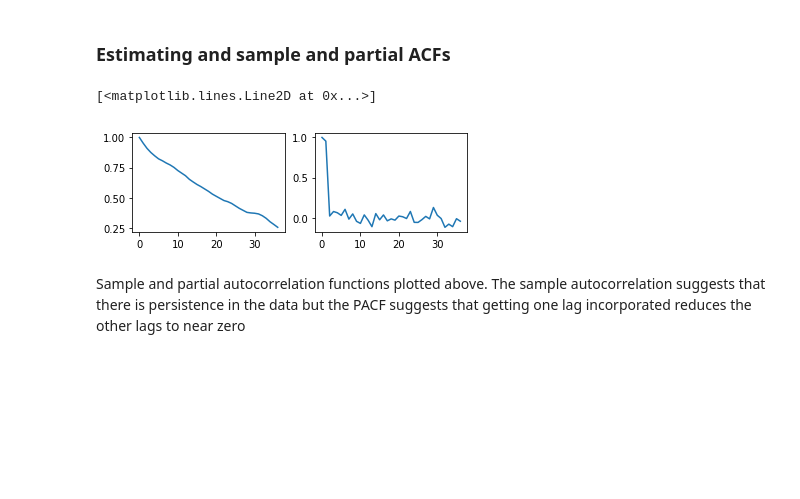
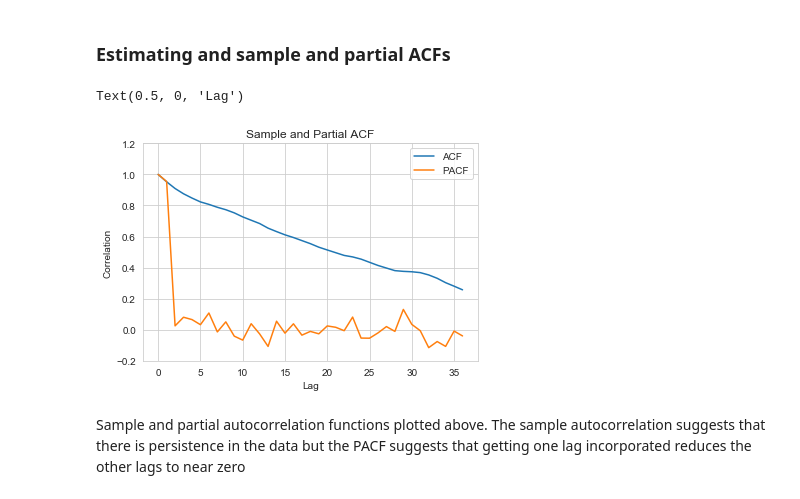
Before and after one commit to nt-ds/ckt-time-series-analysis, a Jupyter notebook: TSM_Proj.ipynb, the cells around one changed output. Saved outputs shown, nothing was run; the diff lists cells and outputs as text; code cells hidden in the pictures; blank space fills up the shorter version.

```diff
--- a/TSM_Proj.ipynb
+++ b/TSM_Proj.ipynb
@@ -147,17 +147,24 @@ class STATS():
         def_args['dates'] = kwargs.get('dates',None)
         def_args['freq'] = kwargs.get('freq',None)
         def_args['missing'] = kwargs.get('missing',None)
-        armodel= tsa.ar_model.AR(data,**def_args)
+        models = {}
+        armodel_fs = tsa.ar_model.AR(data,**def_args)
+        models['fs'] = armodel_fs
+        if holdout is not None:
+            models['is'] = tsa.ar_model.AR(data[:-holdout],**def_args)
 
-        return armodel
+        return models
 
     @staticmethod
-    def ARMA_model(data,maxp=3,maxq=3,*args,**kwargs):
+    def ARMA_model(data,holdout=None,maxp=3,maxq=3,*args,**kwargs):
         plags=range(maxp+1)
         qlags=range(maxq+1)
         p_q = [(x,y) for x in plags for y in qlags]
-        all_models = {'arma({0},{1})'.format(x[0],x[1]):tsa.arima_model.ARMA(data,x,) for x in p_q}
-        return all_models
+        model={}
+        models['fs'] = {'arma({0},{1})'.format(x[0],x[1]):tsa.arima_model.ARMA(data,x,) for x in p_q}
+        if holdout is not None:
+            models['is'] = {'arma({0},{1})'.format(x[0],x[1]):tsa.arima_model.ARMA(data[-holdout:],x,) for x in p_q}
+        return models
 
     @staticmethod
     def ARIMA_model(data,maxp=3,maxq=3,maxd=1,*args,**kwargs):
@@ -206,0 +211,9 @@ data_df = pd.DataFrame({'raw':data_cons,'dem': ddata_cons})
+# %%
+# plotting the data
+fig_ = plt.figure()
+sns.set_style('whitegrid')
+data_df.plot()
+ax_ = plt.gca()
+ax_.set_title('Consumer Confidence Survey')
+ax_.set_ylabel('Survey Score')
+ax_.set_ylim(-50,150)
@@ -211,13 +228,22 @@ Notes: this is consumer sentiment data. The mean appears to be pretty stable and
 # %%
 data_acf =STATS.compute_acf(ddata_cons)
 data_pacf=STATS.compute_pacf(ddata_cons)
-plt.subplot(221)
-plt.plot(data_acf[0])
-plt.subplot(222)
-plt.plot(data_pacf[0])
+data_plot = pd.DataFrame({'ACF': data_acf[0], 'PACF': data_pacf[0]})
+sns.set_style('whitegrid')
+data_plot.plot()
+ax_ = plt.gca()
+ax_.set_title('Sample and Partial ACF')
+ax_.set_ylabel('Correlation')
+ax_.set_ylim(-0.2,1.2)
+ax_.set_xlabel('Lag')
+
+# plt.subplot(221)
+# plt.plot(data_acf[0])
+# plt.subplot(222)
+# plt.plot(data_pacf[0])
 # %% [output]
-[<matplotlib.lines.Line2D at 0x...>]
+Text(0.5, 0, 'Lag')
-[figure, old version]
+[figure, new version]
 # %% [markdown]
 Sample and partial autocorrelation functions plotted above. The sample autocorrelation suggests that there is persistence in the data but the PACF suggests that getting one lag incorporated reduces the other lags to near zero
 # %% [markdown]
```
Also changed, not shown: parts of 10 cells of this notebook.
